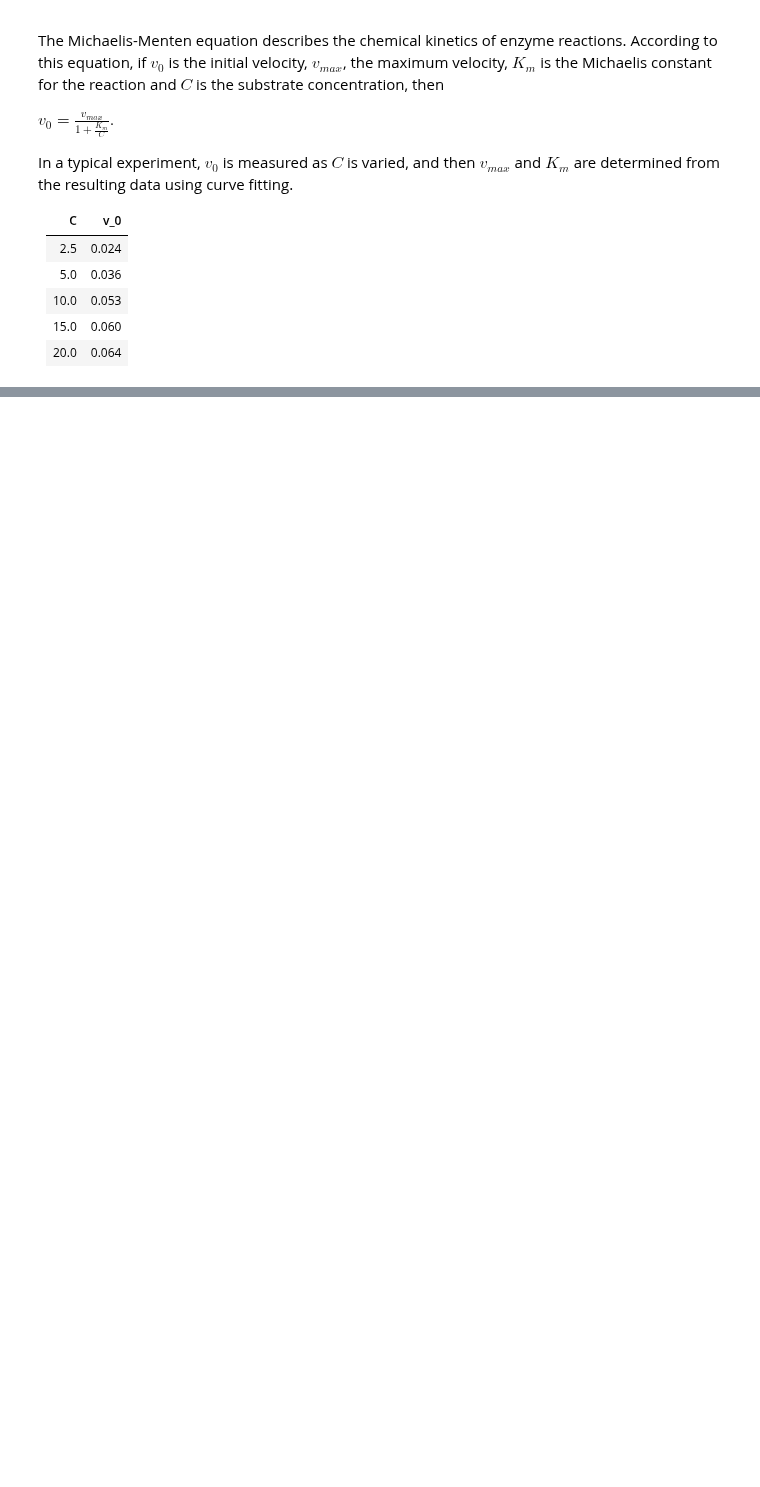
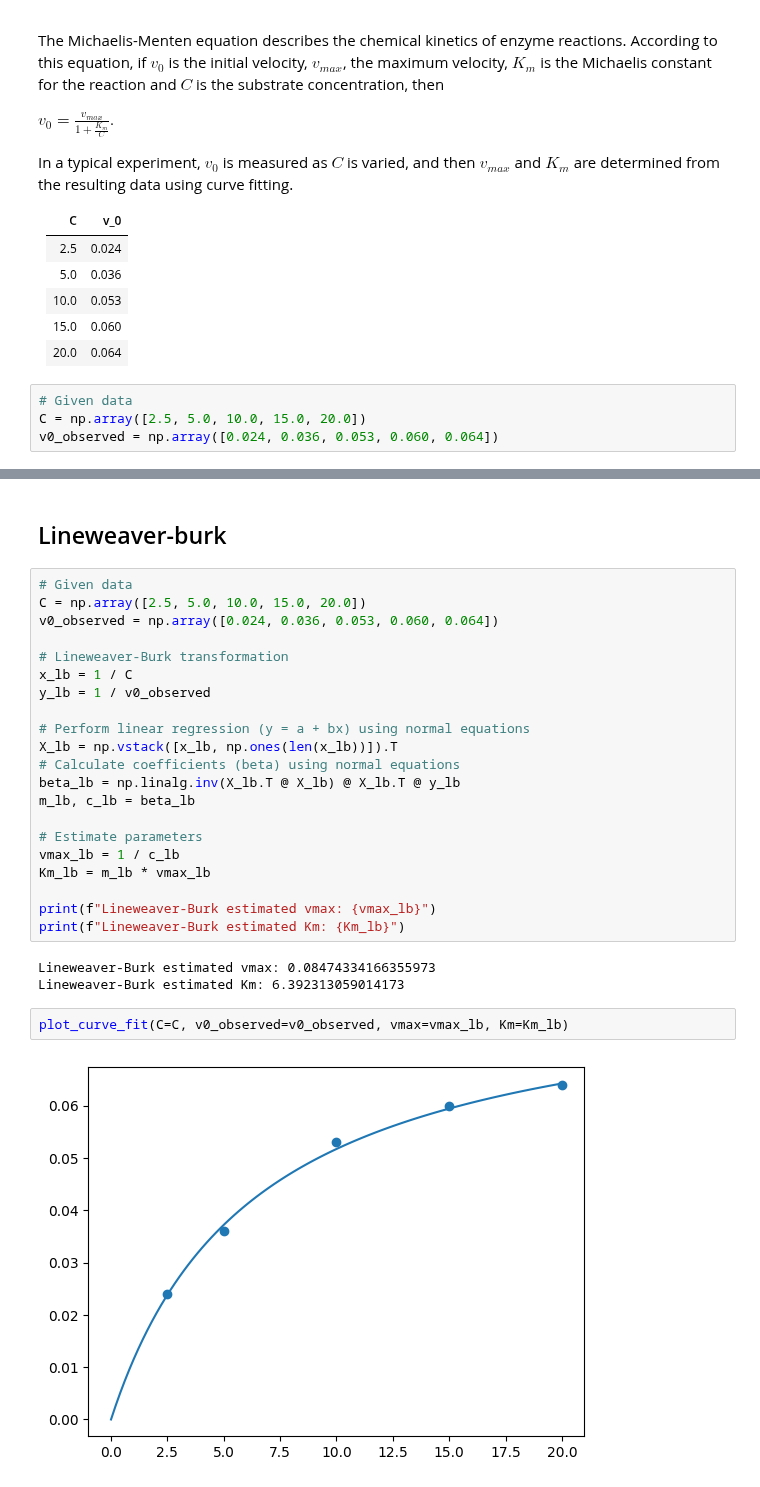
Before and after one commit to JouhC/ai-linearalgebra-probsets, a Jupyter notebook: notebooks/ps2_nls.ipynb, the cells around one changed output, grey strips where cells are left out. Cells and saved outputs as stored; diff of their text form; blank space fills up the shorter version.

```diff
--- a/notebooks/ps2_nls.ipynb
+++ b/notebooks/ps2_nls.ipynb
@@ -27,3 +30,7 @@ In a typical experiment, $v_0$ is measured as $C$ is varied, and then $v_{max}$
 | 10.0 | 0.053 |
 | 15.0 | 0.060 |
 | 20.0 | 0.064 |
+# %%
+# Given data
+C = np.array([2.5, 5.0, 10.0, 15.0, 20.0])
+v0_observed = np.array([0.024, 0.036, 0.053, 0.060, 0.064])
@@ -29,0 +162,30 @@ In a typical experiment, $v_0$ is measured as $C$ is varied, and then $v_{max}$
+# %% [markdown]
+## Lineweaver-burk
+# %%
+# Given data
+C = np.array([2.5, 5.0, 10.0, 15.0, 20.0])
+v0_observed = np.array([0.024, 0.036, 0.053, 0.060, 0.064])
+
+# Lineweaver-Burk transformation
+x_lb = 1 / C
+y_lb = 1 / v0_observed
+
+# Perform linear regression (y = a + bx) using normal equations
+X_lb = np.vstack([x_lb, np.ones(len(x_lb))]).T
+# Calculate coefficients (beta) using normal equations
+beta_lb = np.linalg.inv(X_lb.T @ X_lb) @ X_lb.T @ y_lb
+m_lb, c_lb = beta_lb
+
+# Estimate parameters
+vmax_lb = 1 / c_lb
+Km_lb = m_lb * vmax_lb
+
+print(f"Lineweaver-Burk estimated vmax: {vmax_lb}")
+print(f"Lineweaver-Burk estimated Km: {Km_lb}")
+# %% [output]
+Lineweaver-Burk estimated vmax: 0.08474334166355973
+Lineweaver-Burk estimated Km: 6.392313059014173
+# %%
+plot_curve_fit(C=C, v0_observed=v0_observed, vmax=vmax_lb, Km=Km_lb)
+# %% [output]
+[figure, added]
```
Also changed, not shown: parts of 18 cells of this notebook.
